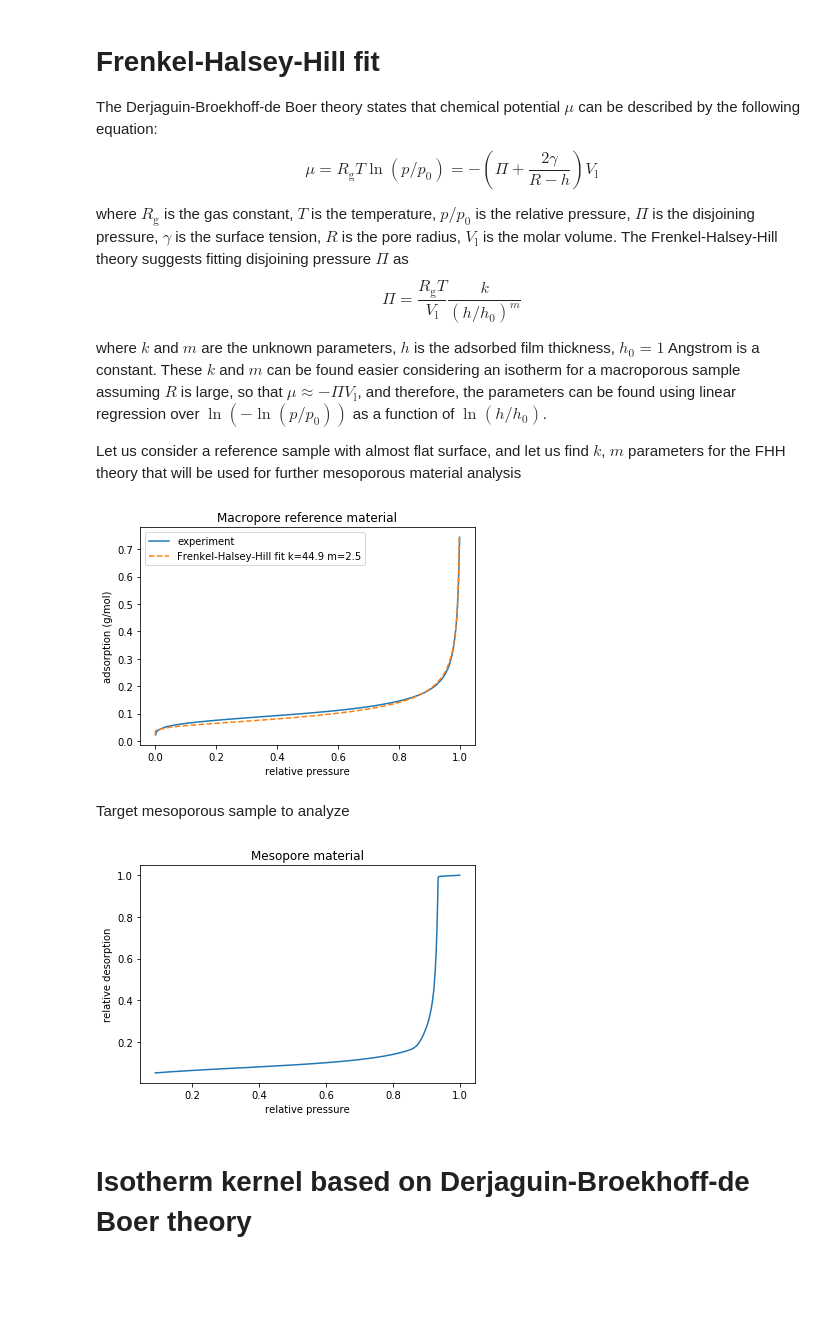
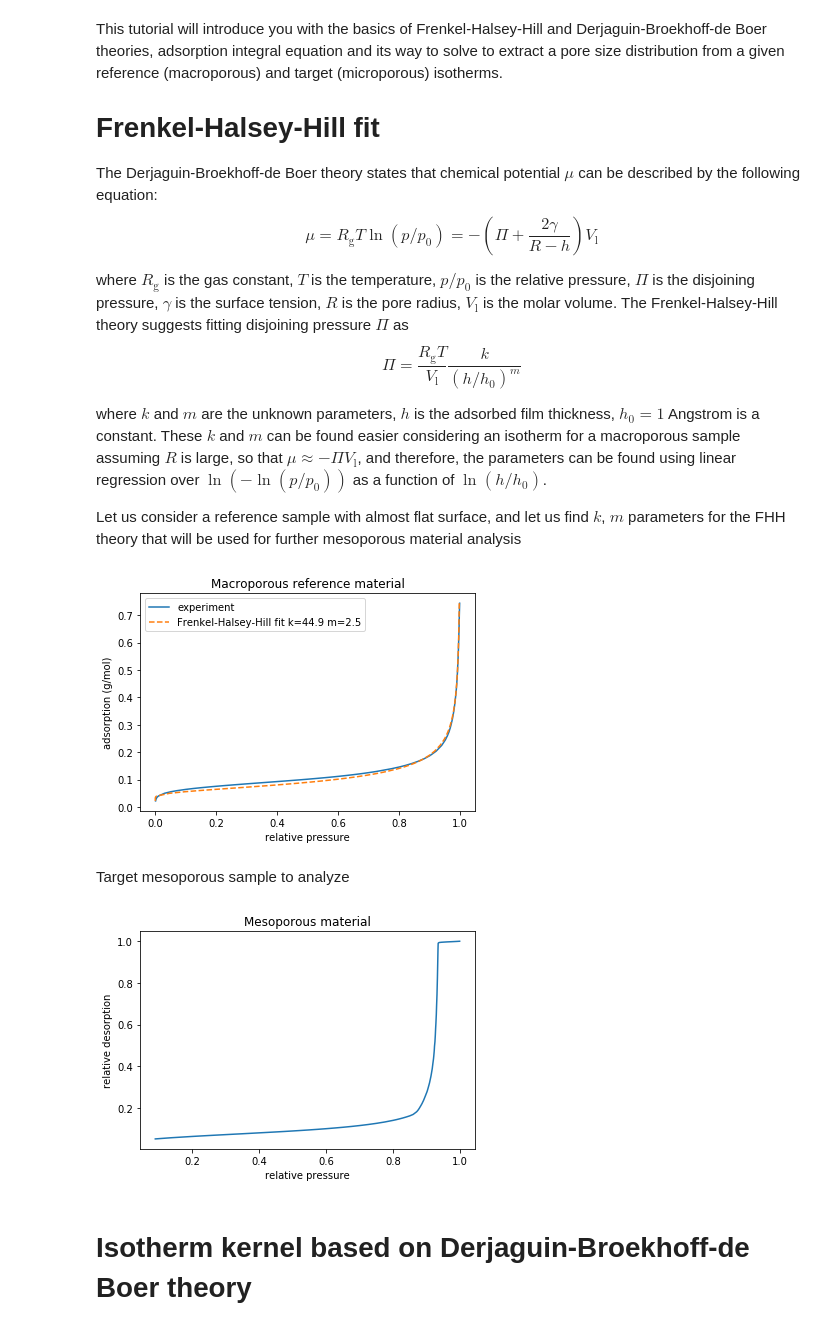
Before and after one commit to 2xmax/dbdb, a Jupyter notebook: docs/psd_n2.ipynb, the cells around one changed output. Cells and saved outputs as stored; diff of their text form; code cells hidden in the pictures; blank space fills up the shorter version.

```diff
--- a/docs/psd_n2.ipynb
+++ b/docs/psd_n2.ipynb
@@ -3,4 +3,7 @@
 # %% [markdown]
+This tutorial will introduce you with the basics of Frenkel-Halsey-Hill and Derjaguin-Broekhoff-de Boer theories, adsorption integral equation and its way to solve to extract a pore size distribution from a given reference (macroporous) and target (microporous) isotherms.
+
+
 Frenkel-Halsey-Hill fit
 ======================
 
@@ -14,28 +17,28 @@ where $k$ and $m$ are the unknown parameters, $h$ is the adsorbed film thickness
 
 Let us consider a reference sample with almost flat surface, and let us find $k$, $m$ parameters for the FHH theory that will be used for further mesoporous material analysis
 # %%
-data = np.genfromtxt("./../data/sampleR.tsv", names=True)
+data = np.genfromtxt("../data/maximov2019lang/sampleR.tsv", names=True)
 pressure_ref = data["p_rel"]
 density_ref = data["Q_cm3_per_g_STP"] / (dbdb.V_m * 1e3)
 n2_csa = 0.162e-18  # cross-sectional area, m2
 s_a = bet.surface_area(pressure_ref, density_ref, csa=n2_csa) * 1e3
-inst = dbdb.nitrogen(reference_s_a=s_a)
-fhh_k, fhh_m = inst.fhh_fit(pressure_ref, density_ref)
+model = dbdb.nitrogen(reference_s_a=s_a)
+fhh_k, fhh_m = model.fhh_fit(pressure_ref, density_ref)
 # %%
 plt.plot(pressure_ref, density_ref, label="experiment")
 plt.plot(
-    inst.relative_pressure_macropore(density_ref, fhh_k, fhh_m),
+    model.relative_pressure_macropore(density_ref, fhh_k, fhh_m),
     density_ref,
     "--",
     label=f"Frenkel-Halsey-Hill fit k={fhh_k:.1f} m={fhh_m:.1f}",
 )
 plt.xlabel("relative pressure")
 plt.ylabel("adsorption (g/mol)")
-plt.title("Macropore reference material")
+plt.title("Macroporous reference material")
 plt.legend()
 plt.show()
 # %% [output]
-[figure, old version]
+[figure, new version]
 # %% [markdown]
 Target mesoporous sample to analyze
 # %%
@@ -47,10 +50,10 @@ density_exp = density_exp / np.max(density_exp)
 plt.plot(pressure_exp, density_exp)
 plt.xlabel("relative pressure")
 plt.ylabel("relative desorption")
-plt.title("Mesopore material")
+plt.title("Mesoporous material")
 plt.show()
 # %% [output]
-[figure, old version]
+[figure, new version]
 # %% [markdown]
 Isotherm kernel based on Derjaguin-Broekhoff-de Boer theory
 ====================================
```
Also changed, not shown: parts of 6 cells of this notebook, 27 other files.
